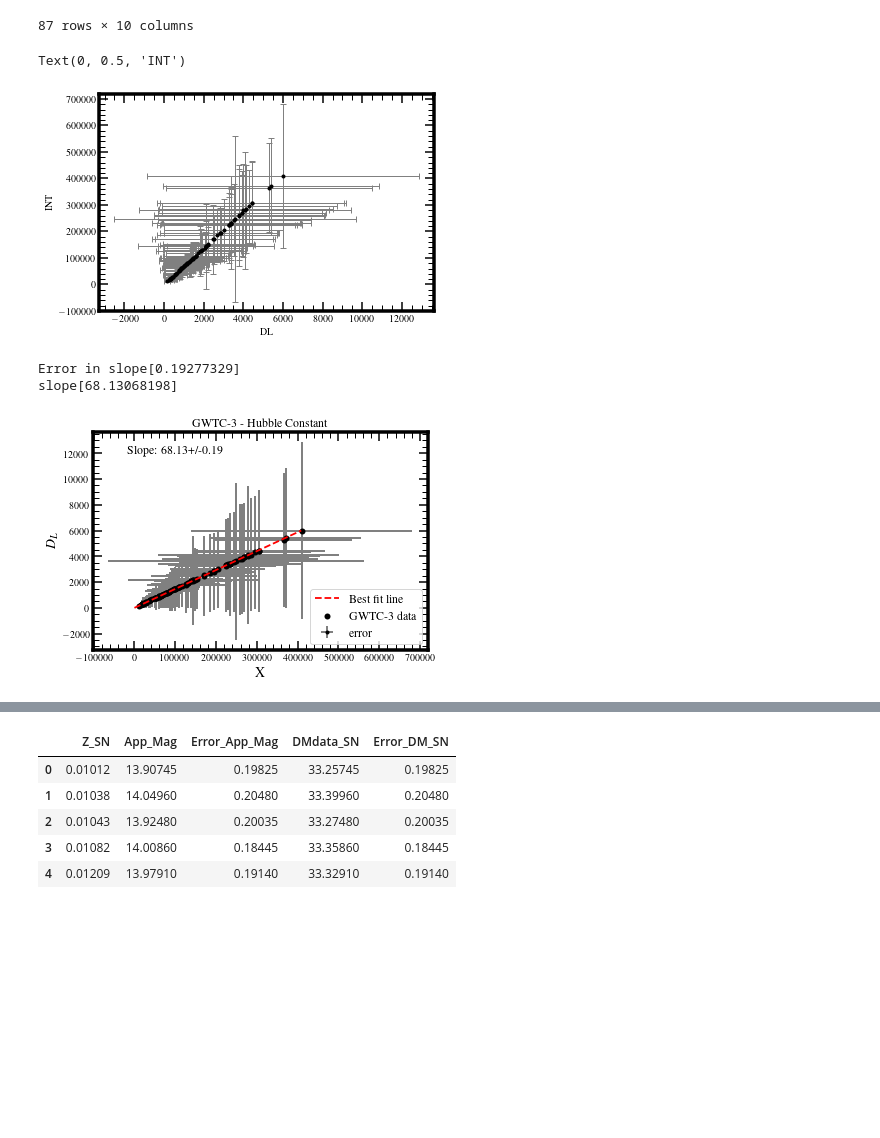
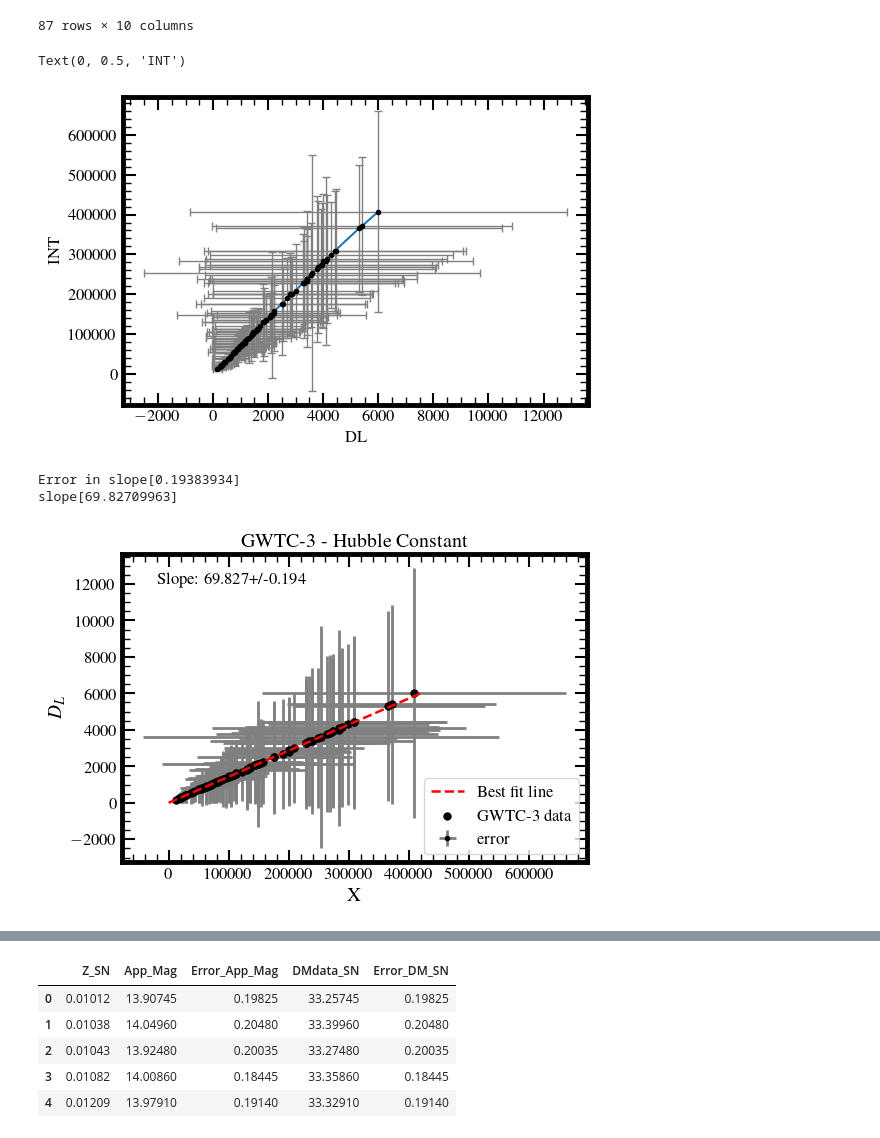
Before and after one commit to AshleyChraya/HubbleConstant-ConstraintsForVCG, a Jupyter notebook: Python Codes/H0 by ODR.ipynb, the cells around one changed output, grey strips where cells are left out. Drawn from its saved outputs; the diff is of its cells as text; code cells hidden in the pictures; blank space fills up the shorter version.

```diff
--- a/Python Codes/H0 by ODR.ipynb
+++ b/Python Codes/H0 by ODR.ipynb
@@ -15,8 +15,10 @@ plt.style.use('/mnt/49258d32-6ae7-47af-b8e9-cd883888e8b3/github/HubbleConstant-C
 omega_r0=0.0000245
 omega_b0=0.02
 # %%
-def int_func(redshift):
-      return 1/((pow((1+redshift),2)*(omega_r0+(omega_b0/(1+redshift))+((1-omega_b0-omega_r0)*((omega_m*(1+redshift)**6)+(1-omega_m)*(1+redshift)**n)**(0.5)/(1+redshift)**(4)))**(0.5)))
+def int_func(redshift,omega_m, n):
+      return 1/((pow((1+redshift),2)*(omega_r0+(omega_b0/(1+redshift))
+      +((1-omega_b0-omega_r0)*((omega_m*(1+redshift)**6)
+      +(1-omega_m)*(1+redshift)**n)**(0.5)/(1+redshift)**(4)))**(0.5)))
 # %%
 name=np.array(['GW190521','GW190706_222641','GW190413_134308','GW190514_065416','GW190719_215514','GW190521',"GW190909_114149","GW190413_052954",'GW190803_022701','GW190731_140936','GW190727_060333','GW190620_030421','GW190421_213856','GW170729','GW190602_175927','GW190527_092055','GW190519_153544','GW190424_180648','GW190929_012149','GW190828_063405','GW190701_203306','GW190513_205428','GW170823','GW190517_055101','GW190915_235702','GW190828_065509','GW190408_181802','GW190910_112807','GW190512_180714','GW190503_185404','GW190521_074359','GW170818','GW151012','GW170809','GW170104','GW190728_064510','GW190708_232457','GW190630_185205','GW190720_000836','GW190707_093326','GW190930_133541','GW190412','GW190924_021846','GW170814','GW151226','GW150914','GW190426_152155','GW200115_042309','GW170608','GW200105_162426','GW190814','GW190425'])
 full_DL_GW=np.array([[5300.0,2400,-2600],[4420.0,2590,-1930],[4450,2480,-2120],[4130.0,2650,-2170],[3940.0,2590,-2000],[3920.0,2190,-1950],[3770.0,3270,-2220],[3550.0,2270,-1660],[3270.0,1950,-1580],[3300.0,2390,-1720],[3300.0,1540,-1500],[2810.0,1680,-1310],[2880.0,1370,-1380],[2840.0,1400,-1360],[2690.0,1790,-1120],[2490.0,2480,-1240],[2530.0,1830,-920],[2200.0,1580,-1160],[2130.0,3650,-1050],[2130.0,660,-930],[2060.0,760,-730],[2060.0,880,-800],[1940.0,970,-900],[1860.0,1620,-840],[1620.0,710,-610],[1600.0,620,-600],[1550.0,400,-600],[1460.0,1030,-580],[1430.0,550,-550],[1450.0,690,-630],[1240.0,400,-570],[1060.0,420,-380],[1080.0,550,-490],[1030.0,320,-390],[990.0,440,-430],[870.0,260,-370],[880.0,330,-390],[890.0,560,-370],[790.0,690,-320],[770.0,380,-370],[760.0,360,-320],[740.0,140,-170],[570.0,220,-220],[600.0,150,-220],[450.0,180,-190],[440.0,150,-170],[370.0,180,-160],[300.0,150,-100],[320.0,120,-110],[280.0,110,-110],[241.0,41,-45],[159.0,69,-72]])
@@ -96,7 +98,7 @@ label1 = {"Event_Name":name,"Z_GW":Z_GW,"Zup_GW":Zup_GW,"Zlow_GW":Zlow_GW,"dLdat
 data_GW=pd.DataFrame(label1)
 #data_GW.to_excel(excel_writer = "/root/Github_Repos/VCG_GW/GWTColdGW.xlsx")
 # %%
-data_GWTC3 = pd.read_excel ('/mnt/49258d32-6ae7-47af-b8e9-cd883888e8b3/github/HubbleConstant-ConstraintsForVCG//oldGW.xlsx')
+data_GWTC3 = pd.read_excel ('/media/ash/1tb/github/HubbleConstant-ConstraintsForVCG/oldGW.xlsx')
 data_GWTC3.index= np.arange(53,88)
 # %%
 Zplus=data_GWTC3.redshift_upper + data_GWTC3.redshift
@@ -141,8 +143,8 @@ H0lowerror=np.zeros(a)
 f=h=k=l=m=x=y=p=q=r=s=0
 
 
-omega_m=.09
-n=1.4545
+omega_m=0.213
+n=-1.744
 
 # Calculating theoretical value of DL and DM from the model VCG
 #for i in finalredshift:
@@ -188,16 +190,16 @@ INTGW=np.zeros(c)
 INTGWminus=np.zeros(c)
 INTGWplus=np.zeros(c)
 for redshift in sort_data_GW.Fin_Z_GW:
-  g = quad(int_func,0,redshift)
+  g = quad(int_func,0,redshift, args=(omega_m, n))
   INTGW[a]+=(1+redshift)*g[0]*(300000)
   a=a+1
 for redshift in sort_data_GW.Fin_Zup_GW:
-  g = quad(int_func,0,redshift)
+  g = quad(int_func,0,redshift, args=(omega_m, n))
   INTGWplus[xx]+=(1+redshift)*g[0]*(300000)
   xx=xx+1
 INTGWup=INTGWplus-INTGW
 for redshift in sort_data_GW.Fin_Zlow_GW:
-  g = quad(int_func,0,redshift)
+  g = quad(int_func,0,redshift, args=(omega_m, n))
   INTGWminus[yy]+=(1+redshift)*g[0]*(300000)
   yy=yy+1
 INTGWlow=INTGW-INTGWminus
@@ -229,14 +231,14 @@ for i in range(c):
     if y_error[i]==0.:
         y_error[i]=10**(-4)
 # %%
-
+plt.plot(x,y)
 plt.errorbar(x,y,yerr=y_error,xerr=x_error,fmt=".k", ecolor='gray', lw=1,capsize=3)
 
 plt.xlabel('DL')
 plt.ylabel('INT')
 # %% [output]
 Text(0, 0.5, 'INT')
-[figure, old version]
+[figure, new version]
 # %%
 from scipy import odr
 def func_GW(m, x):
@@ -259,8 +261,8 @@ perr  = out.sd_beta
 print("Error in slope" + str(perr))
 print("slope"+ str(popt))
 # %% [output]
-Error in slope[0.19277329]
-slope[68.13068198]
+Error in slope[0.19383934]
+slope[69.82709963]
 # %%
 # !wget http://supernova.lbl.gov/Union/figures/SCPUnion2.1_mu_vs_z.txt
 d = np.genfromtxt('SCPUnion2.1_mu_vs_z.txt')
@@ -343,25 +339,25 @@ f_SN=popt_SN*data_SN.dLdata_SN
 # %%
 x_m = np.linspace(0,6000,1000000)
 y_m = func_GW(popt, x_m)
 # plt.figure(figsize = (3.5,2.5))
 # plt.subplot(121)
 
 plt.errorbar(y,x,yerr=x_error,xerr=y_error,fmt='.k', ecolor='gray',
              zorder=1,lw=2, label='error')
 plt.plot(y_m,x_m, '--r',lw=1.8,label='Best fit line')
 plt.scatter(y,x,color='black', linewidths=0.01,label="GWTC-3 data")
 plt.title("GWTC-3 - Hubble Constant")
 plt.xlabel('X', fontsize=14)
 plt.ylabel(r'$D_L$', fontsize=14)
 # plt.legend(['\small fit','\small GW data'])
-plt.text(-19000,12000," Slope: "+str(np.round(popt[0],2))+"+/-"+str(np.round(perr[0],2)),
+plt.text(-19000,12000," Slope: "+str(np.round(popt[0],3))+"+/-"+str(np.round(perr[0],3)),
          fontsize=12)
 plt.legend(loc='lower right', fontsize=12)
 
 plt.savefig("H0_GWTC.pdf", format="pdf", bbox_inches="tight")
 plt.show()
 # %% [output]
-[figure, old version]
+[figure, new version]
 # %%
 plt.ylabel('$D_L$', fontsize=14)
 plt.xlabel("X", fontsize=14)
```
Also changed, not shown: parts of 6 cells of this notebook, 33 other files.
